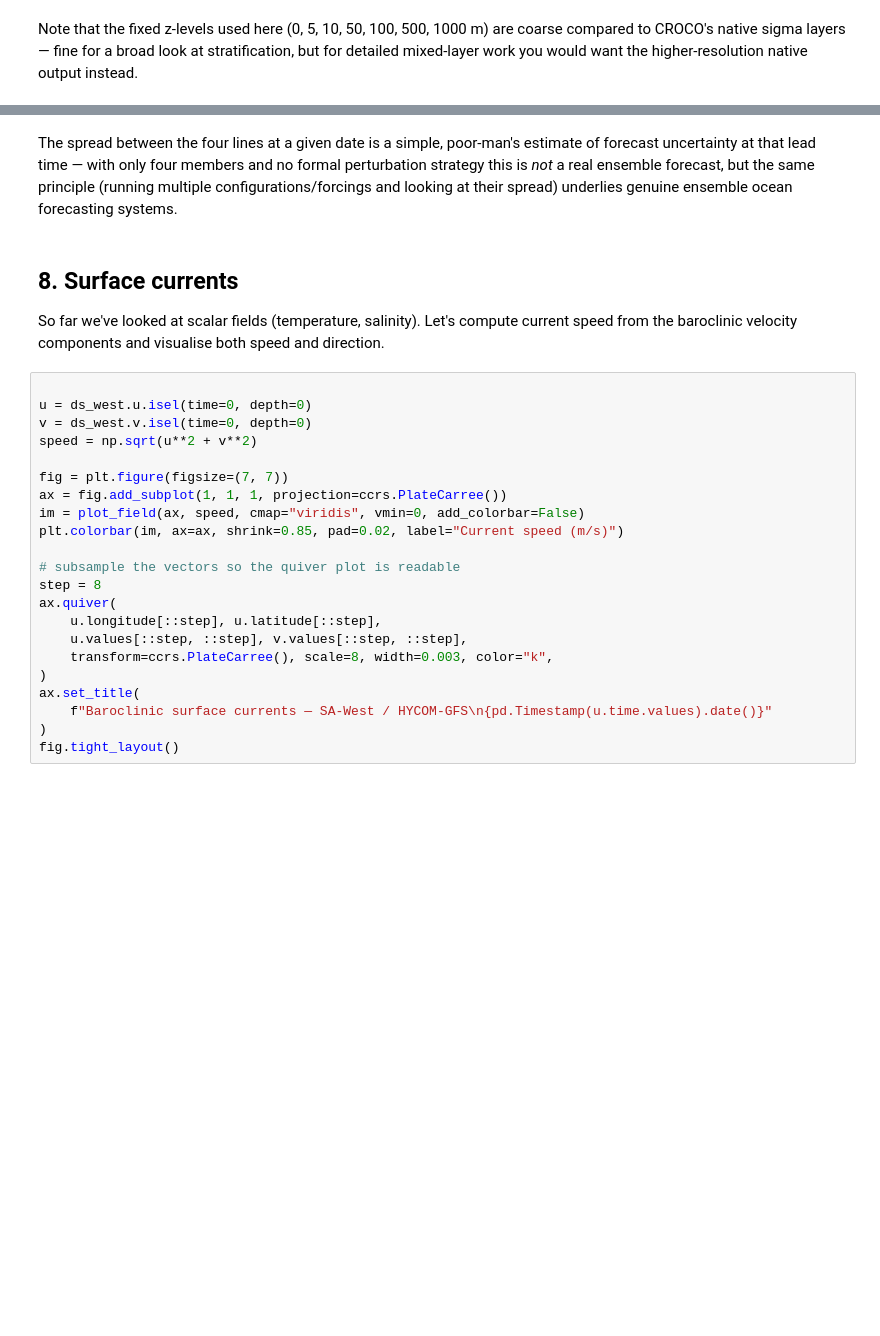
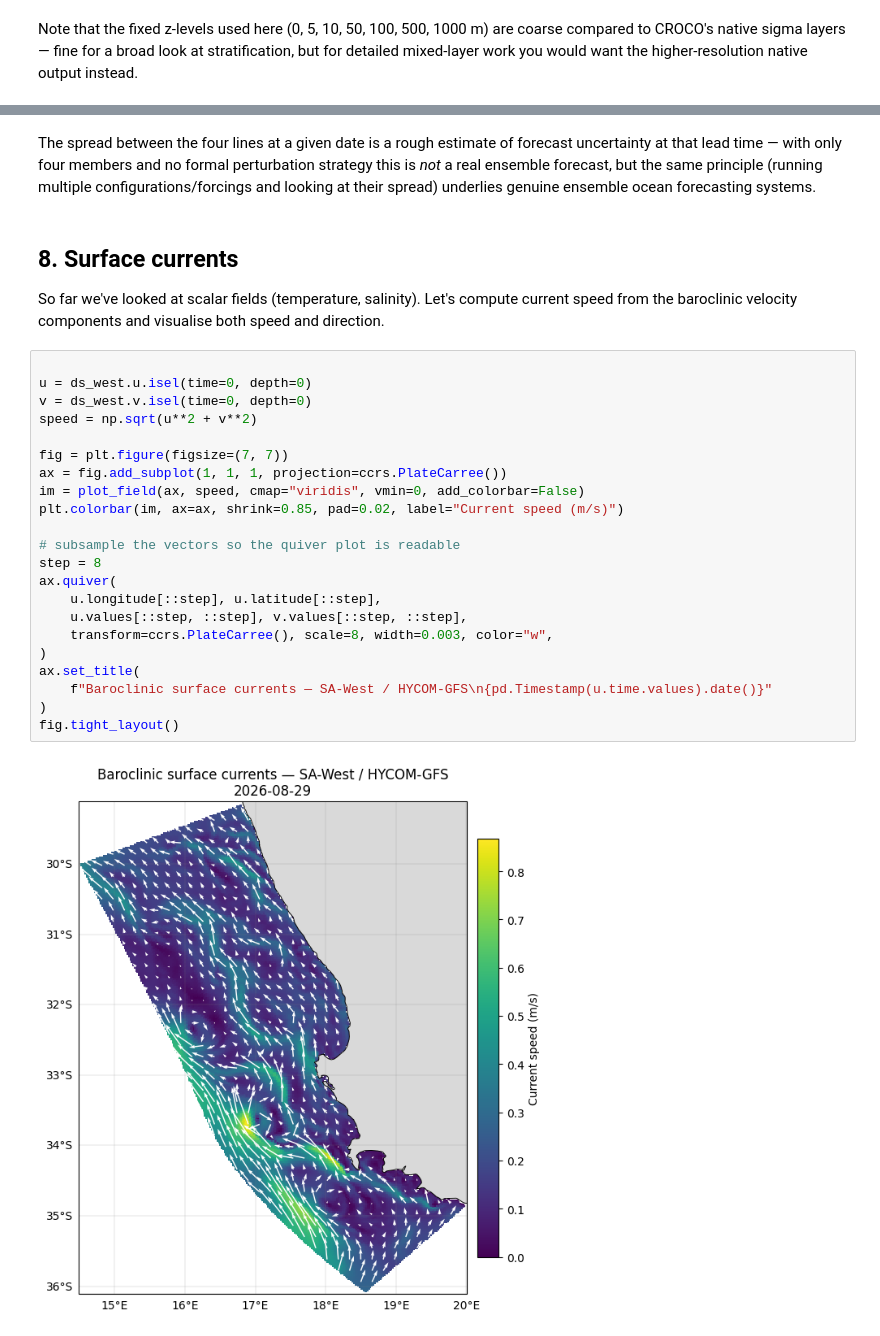
Before and after one commit to lilleannette/Operational-oceanography-tutorials, a Jupyter notebook: 02_SOMISANA_forecast_tutorial.ipynb, the cells around one changed output, grey strips where cells are left out. Saved outputs shown, nothing was run; the diff lists cells and outputs as text; blank space fills up the shorter version.

```diff
--- a/02_SOMISANA_forecast_tutorial.ipynb
+++ b/02_SOMISANA_forecast_tutorial.ipynb
@@ -389,9 +488,5 @@ fig.tight_layout()
 # %% [markdown]
-The spread between the four lines at a given date is a simple,
-poor-man's estimate of forecast uncertainty at that lead time — with only
-four members and no formal perturbation strategy this is *not* a real
-ensemble forecast, but the same principle (running multiple
-configurations/forcings and looking at their spread) underlies genuine
+The spread between the four lines at a given date is a rough estimate of forecast uncertainty at that lead time — with only four members and no formal perturbation strategy this is *not* a real ensemble forecast, but the same principle (running multiple configurations/forcings and looking at their spread) underlies genuine
 ensemble ocean forecasting systems.
 # %% [markdown]
 ## 8. Surface currents
@@ -402,25 +497,27 @@ speed and direction.
 # %%
 
 u = ds_west.u.isel(time=0, depth=0)
 v = ds_west.v.isel(time=0, depth=0)
 speed = np.sqrt(u**2 + v**2)
 
 fig = plt.figure(figsize=(7, 7))
 ax = fig.add_subplot(1, 1, 1, projection=ccrs.PlateCarree())
 im = plot_field(ax, speed, cmap="viridis", vmin=0, add_colorbar=False)
 plt.colorbar(im, ax=ax, shrink=0.85, pad=0.02, label="Current speed (m/s)")
 
 # subsample the vectors so the quiver plot is readable
 step = 8
 ax.quiver(
     u.longitude[::step], u.latitude[::step],
     u.values[::step, ::step], v.values[::step, ::step],
-    transform=ccrs.PlateCarree(), scale=8, width=0.003, color="k",
+    transform=ccrs.PlateCarree(), scale=8, width=0.003, color="w",
 )
 ax.set_title(
     f"Baroclinic surface currents — SA-West / HYCOM-GFS\n{pd.Timestamp(u.time.values).date()}"
 )
 fig.tight_layout()
+# %% [output]
+[figure, added]
 # %% [markdown]
 ## 9. Bottom temperature
 
```
Also changed, not shown: parts of 32 cells of this notebook.
